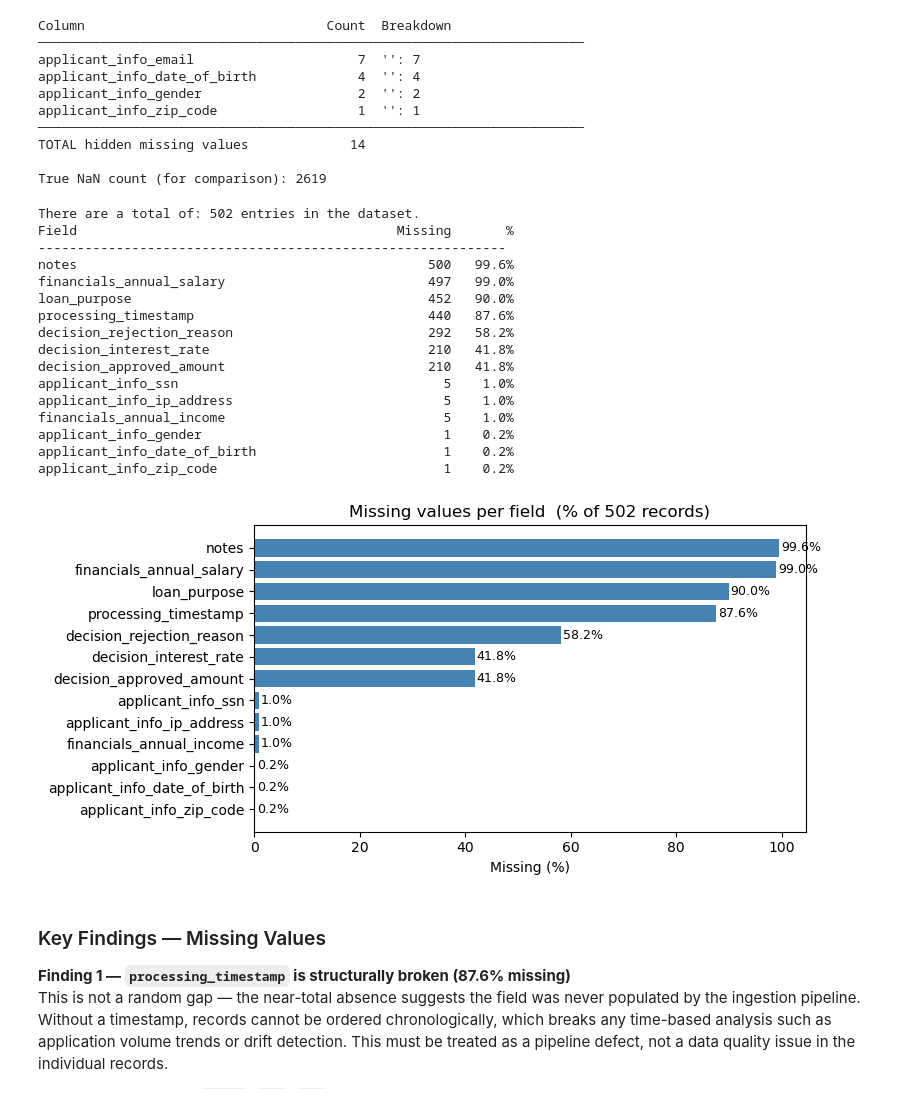
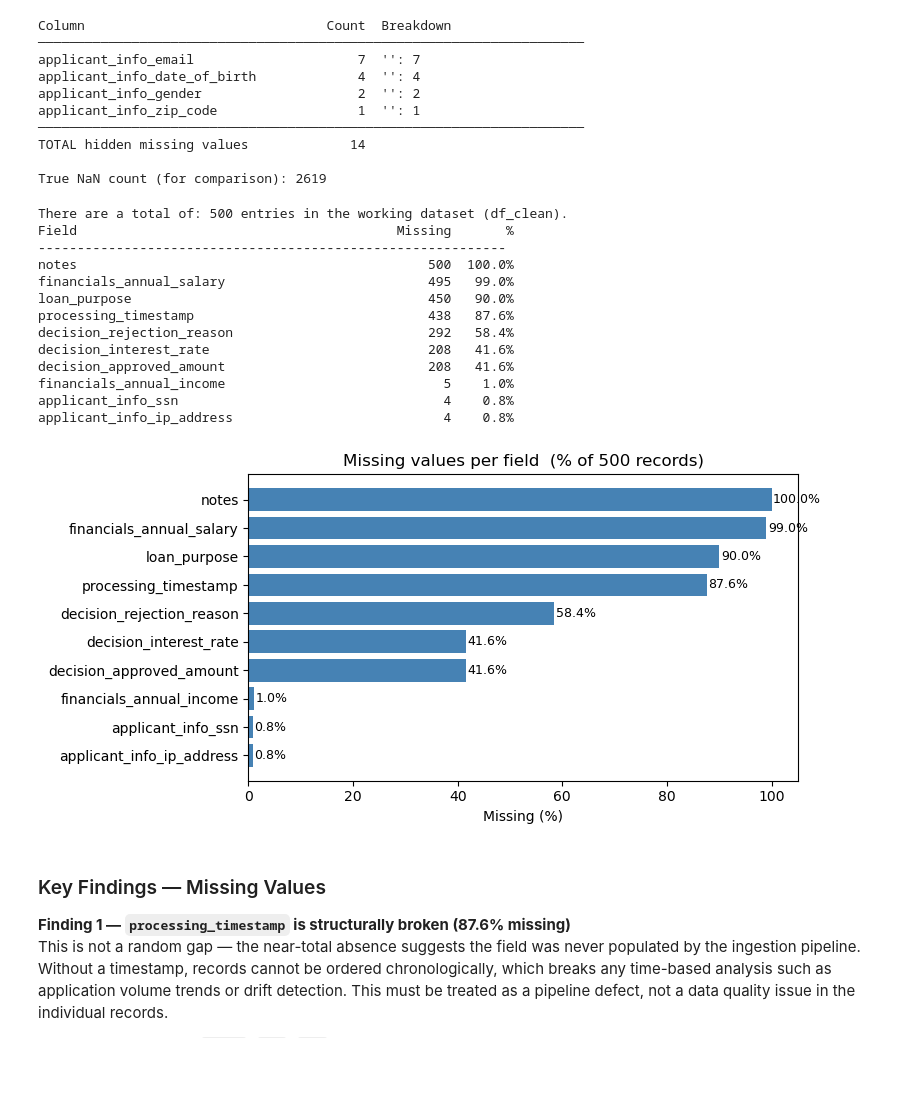
Before and after one commit to henrikpkr/dego-project-team4, a Jupyter notebook: notebooks/01-data-quality.ipynb, the cells around one changed output. Drawn from its saved outputs; the diff is of its cells as text; code cells hidden in the pictures; blank space fills up the shorter version.

```diff
--- a/notebooks/01-data-quality.ipynb
+++ b/notebooks/01-data-quality.ipynb
@@ -326,50 +347,46 @@ TOTAL hidden missing values             14
 
 True NaN count (for comparison): 2619
 # %%
-
-# ── Missing value check ───────────────────────────────────────────────────────
-missing = df_raw.isnull().sum()
-missing_pct = (missing / len(df_raw) * 100).round(1)
-total_entries = len(df_raw)
+# ── Missing value check (run on df_clean — the working dataset) ───────────────
+missing       = df_clean.isnull().sum()
+missing_pct   = (missing / len(df_clean) * 100).round(1)
+total_entries = len(df_clean)
 
 missing_df = (
     pd.DataFrame({"missing_count": missing, "missing_pct": missing_pct})
     .query("missing_count > 0")
     .sort_values("missing_pct", ascending=False)
 )
-print(f"There are a total of: {total_entries} entries in the dataset.")
+print(f"There are a total of: {total_entries} entries in the working dataset (df_clean).")
 print(f"{'Field':<45} {'Missing':>7}  {'%':>6}")
 print("-" * 60)
 for col, row in missing_df.iterrows():
     print(f"{col:<45} {int(row['missing_count']):>7}  {row['missing_pct']:>5.1f}%")
 
 # ── Bar chart ─────────────────────────────────────────────────────────────────
 fig, ax = plt.subplots(figsize=(8, 4))
 ax.barh(missing_df.index[::-1], missing_df["missing_pct"][::-1], color="steelblue")
 ax.set_xlabel("Missing (%)")
-ax.set_title("Missing values per field  (% of 502 records)")
+ax.set_title(f"Missing values per field  (% of {total_entries} records)")
 for i, (col, row) in enumerate(missing_df[::-1].iterrows()):
     ax.text(row["missing_pct"] + 0.3, i, f"{row['missing_pct']}%", va="center", fontsize=9)
 plt.tight_layout()
 plt.show()
 # %% [output]
-There are a total of: 502 entries in the dataset.
+There are a total of: 500 entries in the working dataset (df_clean).
 Field                                         Missing       %
 ------------------------------------------------------------
-notes                                             500   99.6%
-financials_annual_salary                          497   99.0%
-loan_purpose                                      452   90.0%
-processing_timestamp                              440   87.6%
-decision_rejection_reason                         292   58.2%
-decision_interest_rate                            210   41.8%
-decision_approved_amount                          210   41.8%
-applicant_info_ssn                                  5    1.0%
-applicant_info_ip_address                           5    1.0%
+notes                                             500  100.0%
+financials_annual_salary                          495   99.0%
+loan_purpose                                      450   90.0%
+processing_timestamp                              438   87.6%
+decision_rejection_reason                         292   58.4%
+decision_interest_rate                            208   41.6%
+decision_approved_amount                          208   41.6%
 financials_annual_income                            5    1.0%
-applicant_info_gender                               1    0.2%
-applicant_info_date_of_birth                        1    0.2%
-applicant_info_zip_code                             1    0.2%
+applicant_info_ssn                                  4    0.8%
+applicant_info_ip_address                           4    0.8%
-[figure, old version]
+[figure, new version]
 # %% [markdown]
 ### Key Findings — Missing Values
 
```
Also changed, not shown: parts of 19 cells of this notebook, 6 other files.
